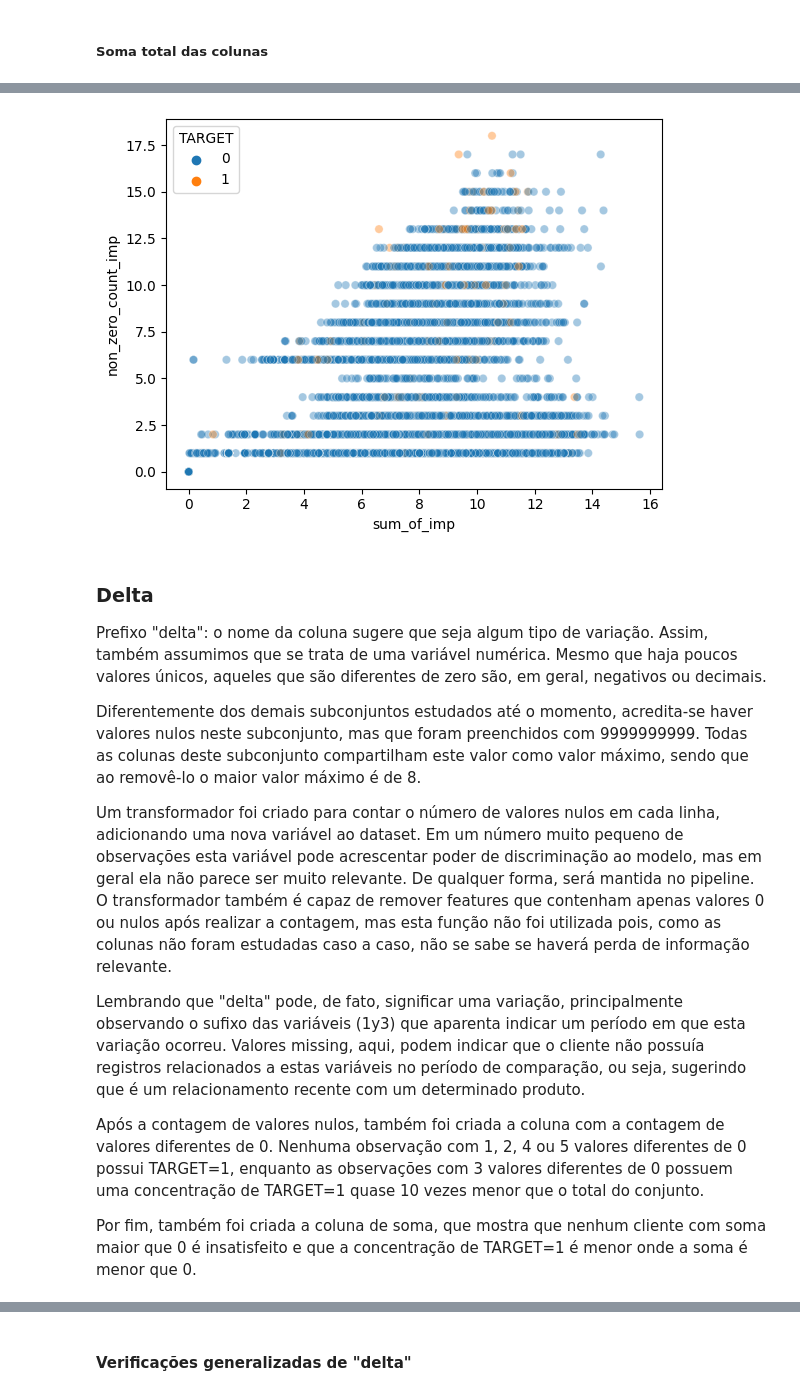
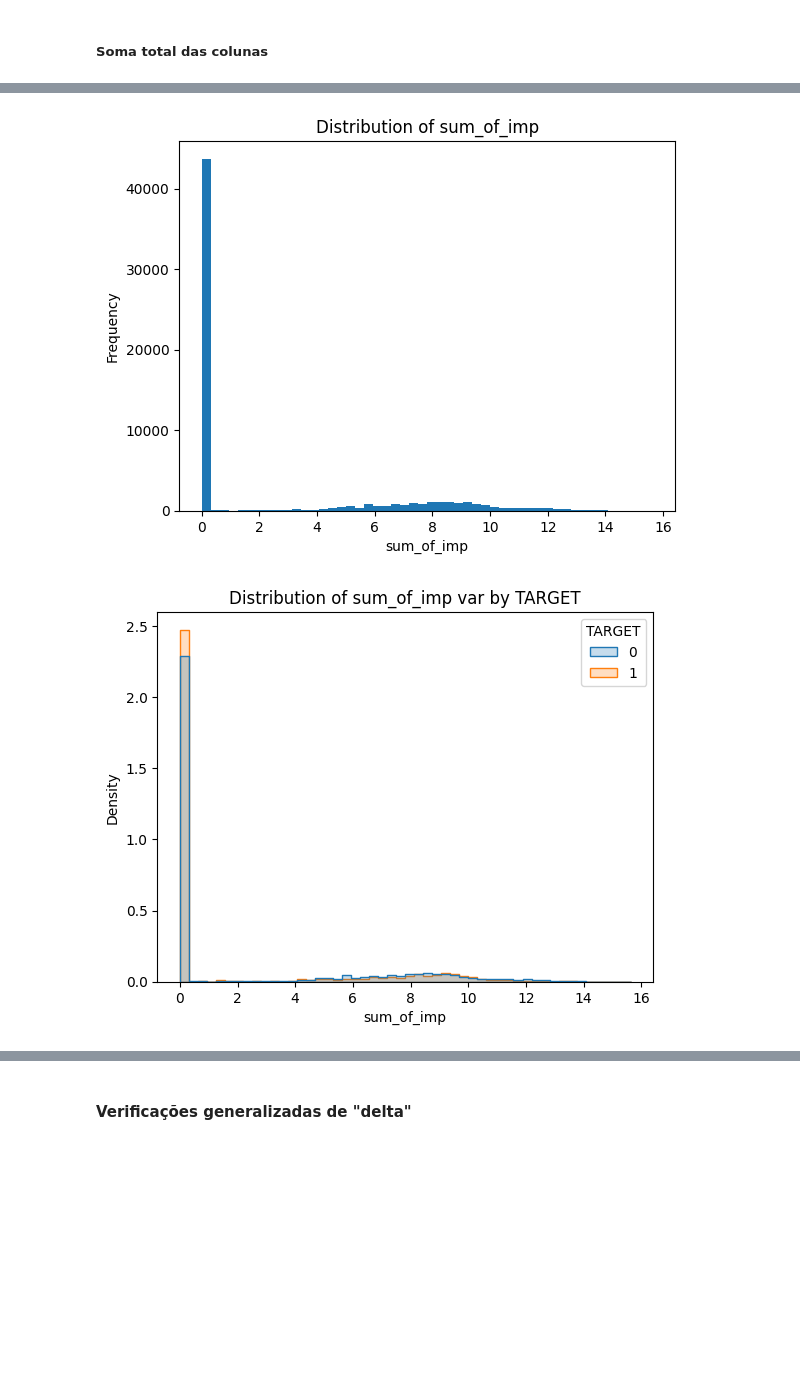
Before and after one commit to FelipeViacava/data-masters-case, a Jupyter notebook: 01-eda.ipynb, the cells around one changed output, grey strips where cells are left out. Drawn from its saved outputs; the diff is of its cells as text; code cells hidden in the pictures; blank space fills up the shorter version.

```diff
--- a/01-eda.ipynb
+++ b/01-eda.ipynb
@@ -336,3 +309,14 @@ cv.violinplot(df, "non_zero_count_imp")
 cs_imp = CustomSum(prefix="imp")
 cs_imp = cs_imp.fit(df)
 df = cs_imp.transform(df)
+
+df_ = df.copy()
+min_sum = df_["sum_of_imp"].min()
+
+df_["sum_of_imp"] = df_["sum_of_imp"] \
+    .apply(
+        lambda x:
+            np.log(
+                x + 1
+            )
+        )
@@ -353,11 +322,0 @@ cv.histplot(
-# %%
-df_ = df.copy()
-df_["sum_of_imp"] = df_["sum_of_imp"] \
-    .apply(lambda x:
-        np.log(
-            x
-            - df_["sum_of_imp"].min()
-            + 1
-    ))
-
-cv.violinplot(df_, "sum_of_imp")
@@ -366,25 +323,6 @@ cv.violinplot(df_, "sum_of_imp")
-# %%
-sns.scatterplot(
-    x=df["sum_of_imp"] \
-        .apply(lambda x: np.log(x - df["sum_of_imp"].min() + 1)),
-    y=df["non_zero_count_imp"],
-    hue=df["TARGET"],
-    alpha=.4
-)
-plt.show()
-# %% [output]
-[figure, removed]
-# %% [markdown]
-### Delta
-
-Prefixo "delta": o nome da coluna sugere que seja algum tipo de variação. Assim, também assumimos que se trata de uma variável numérica. Mesmo que haja poucos valores únicos, aqueles que são diferentes de zero são, em geral, negativos ou decimais.
-
-Diferentemente dos demais subconjuntos estudados até o momento, acredita-se haver valores nulos neste subconjunto, mas que foram preenchidos com 9999999999. Todas as colunas deste subconjunto compartilham este valor como valor máximo, sendo que ao removê-lo o maior valor máximo é de 8.
-
-Um transformador foi criado para contar o número de valores nulos em cada linha, adicionando uma nova variável ao dataset. Em um número muito pequeno de observações esta variável pode acrescentar poder de discriminação ao modelo, mas em geral ela não parece ser muito relevante. De qualquer forma, será mantida no pipeline. O transformador também é capaz de remover features que contenham apenas valores 0 ou nulos após realizar a contagem, mas esta função não foi utilizada pois, como as colunas não foram estudadas caso a caso, não se sabe se haverá perda de informação relevante.
-
-Lembrando que "delta" pode, de fato, significar uma variação, principalmente observando o sufixo das variáveis (1y3) que aparenta indicar um período em que esta variação ocorreu. Valores missing, aqui, podem indicar que o cliente não possuía registros relacionados a estas variáveis no período de comparação, ou seja, sugerindo que é um relacionamento recente com um determinado produto.
-
-Após a contagem de valores nulos, também foi criada a coluna com a contagem de valores diferentes de 0. Nenhuma observação com 1, 2, 4 ou 5 valores diferentes de 0 possui TARGET=1, enquanto as observações com 3 valores diferentes de 0 possuem uma concentração de TARGET=1 quase 10 vezes menor que o total do conjunto.
-
-Por fim, também foi criada a coluna de soma, que mostra que nenhum cliente com soma maior que 0 é insatisfeito e que a concentração de TARGET=1 é menor onde a soma é menor que 0.
+# %%
+cv.histplot(df_, "sum_of_imp", nbins=50)
+cv.binaryhistplot(df_, "sum_of_imp", nbins=50)
+# %% [output]
+[figure, added]
+[figure, added]
```
Also changed, not shown: parts of 29 cells of this notebook, 1 other file.
